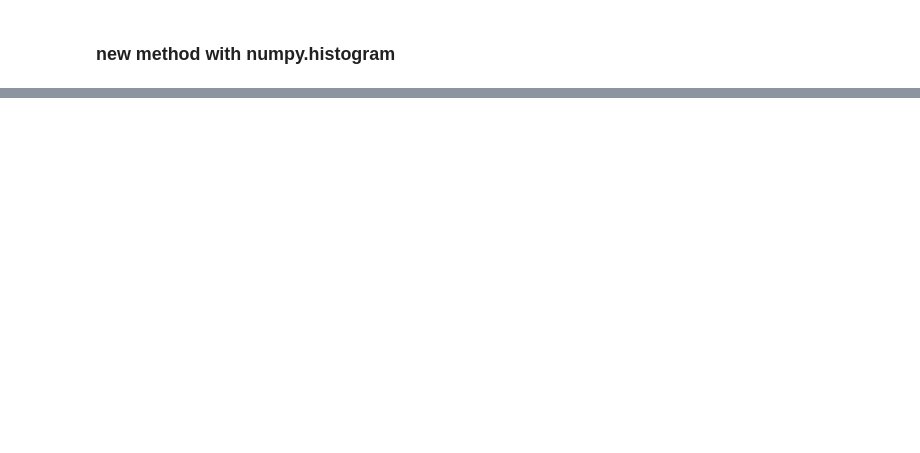
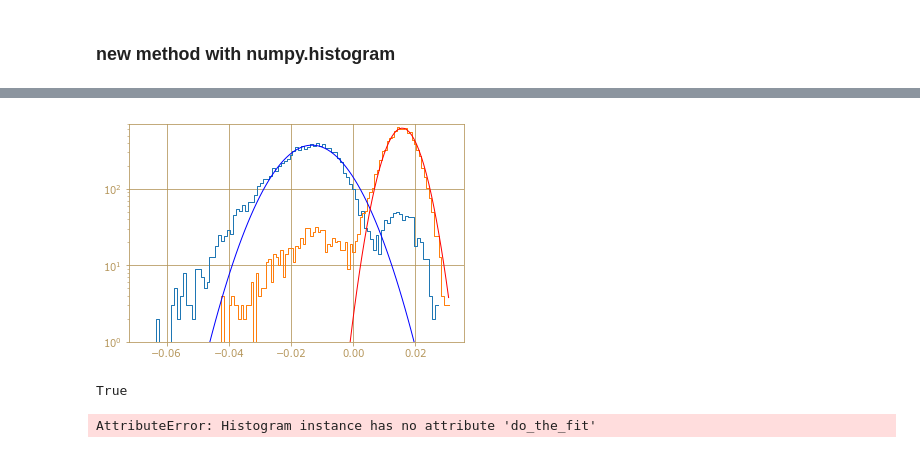
Before and after one commit to qc-coder/SingleShotReadout, a Jupyter notebook: Test_the_SSResult_Class.ipynb, the cells around one changed output, grey strips where cells are left out. Saved outputs shown, nothing was run; the diff lists cells and outputs as text; code cells hidden in the pictures; blank space fills up the shorter version.

Commit message:
fit was done class Histograms was made plotter still havent done

```diff
--- a/Test_the_SSResult_Class.ipynb
+++ b/Test_the_SSResult_Class.ipynb
@@ -228,0 +368,14 @@ def create_hists_rabbish(self, nbins=100):
+# %%
+import numpy as np
+from matplotlib import pyplot as plt
+from lib_SSResult import SSResult## This data we will use
+from lib_SSResult import Histogram
+
+
+filename2 = 'C:\\Users\V\\Jupyter scripts\\Fidelity data processing\\193544_SingleShot.dat'
+paramfile2 = 'C:\\Users\V\\Jupyter scripts\\Fidelity data processing\\193544_parameters_Fidelity190722_193544.dat'
+m2 = SSResult(filename2, paramfile=paramfile2)
+# pic = m2.plot_scatter_two_blob(dark=True)
+
+m2.make_norm_data_from_raw()
+m2.set_best_threshold()
@@ -228,0 +400,13 @@ def create_hists_rabbish(self, nbins=100):
+# %%
+m2.make_histograms()
+pic = m2.plot_hists_new()
+# %% [output]
+[figure, added]
+# %%
+m2.make_histograms()
+# %% [output]
+True
+# %%
+m2.x_e_hist.do_the_fit(m2.threshold, m2.sign_ge)
+# %% [output]
+AttributeError: Histogram instance has no attribute 'do_the_fit'
```
Also changed, not shown: parts of 27 cells of this notebook, 1 other file.
